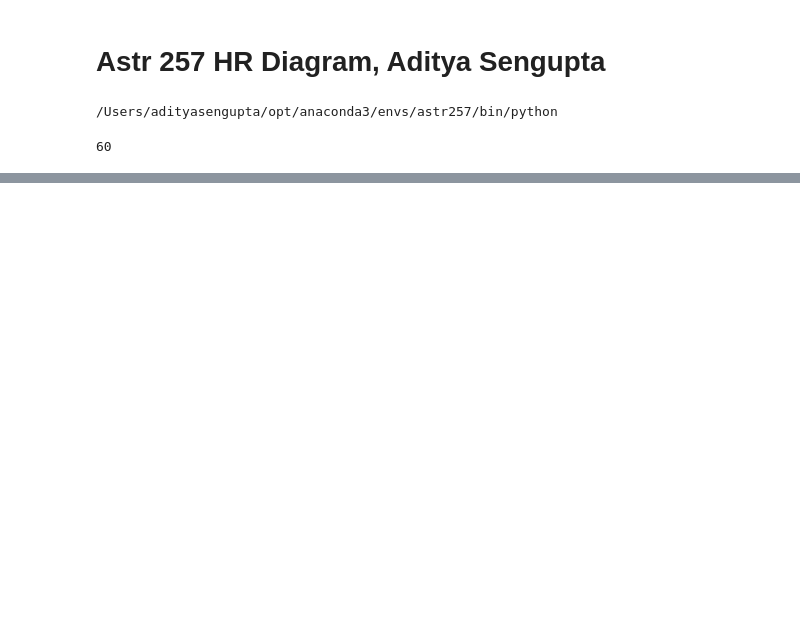
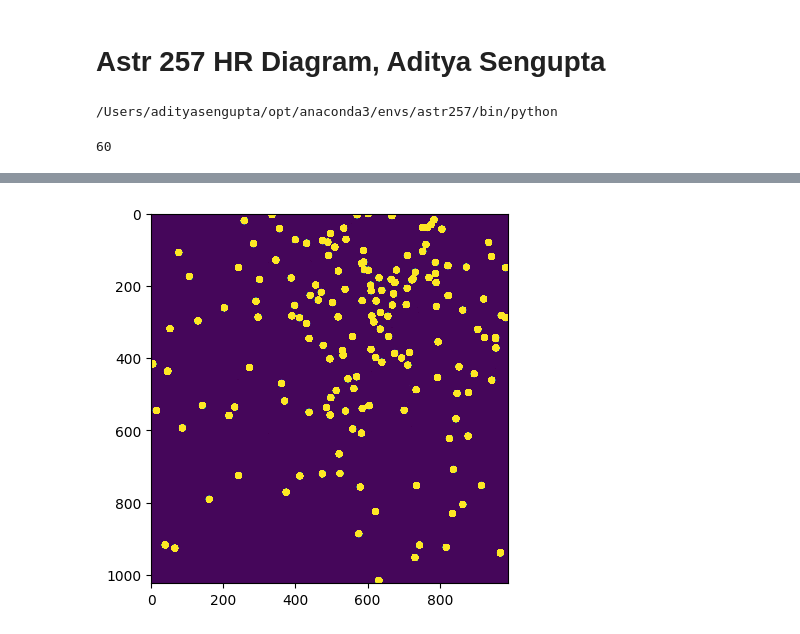
Before and after one commit to askemer/ASTR257_2024, a Jupyter notebook: student_work/adityars/hr/hr.ipynb, the cells around one changed output, grey strips where cells are left out. Drawn from its saved outputs; the diff is of its cells as text; code cells hidden in the pictures; blank space fills up the shorter version.

```diff
--- a/student_work/adityars/hr/hr.ipynb
+++ b/student_work/adityars/hr/hr.ipynb
@@ -67,0 +119,4 @@ fits.writeto("landB_corr.fits", landB, overwrite=True)
+# %%
+ngcB_phot = photometry(ngcB)
+view_as_ds9(ngcB - photometry.get_residual_image())
+# %% [output]
@@ -67,0 +124 @@ fits.writeto("landB_corr.fits", landB, overwrite=True)
+[figure, added]
```
Also changed, not shown: parts of 19 cells of this notebook, 1 other file.
